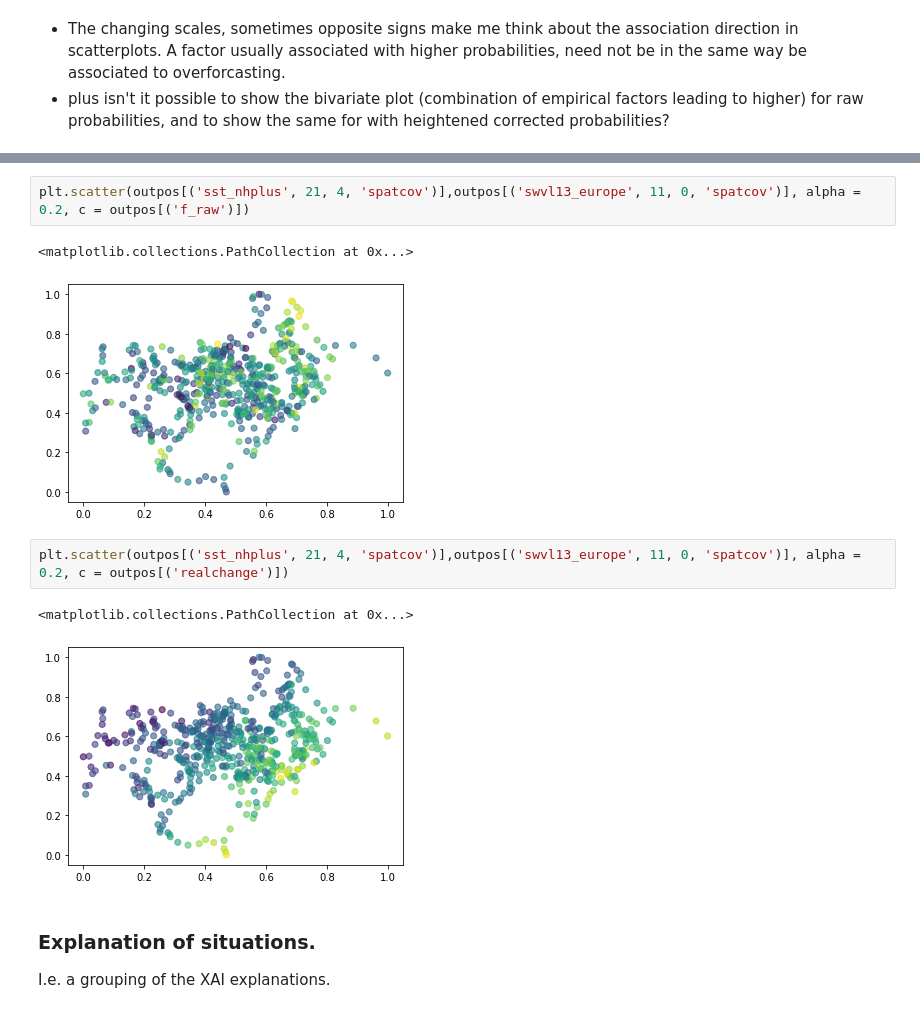
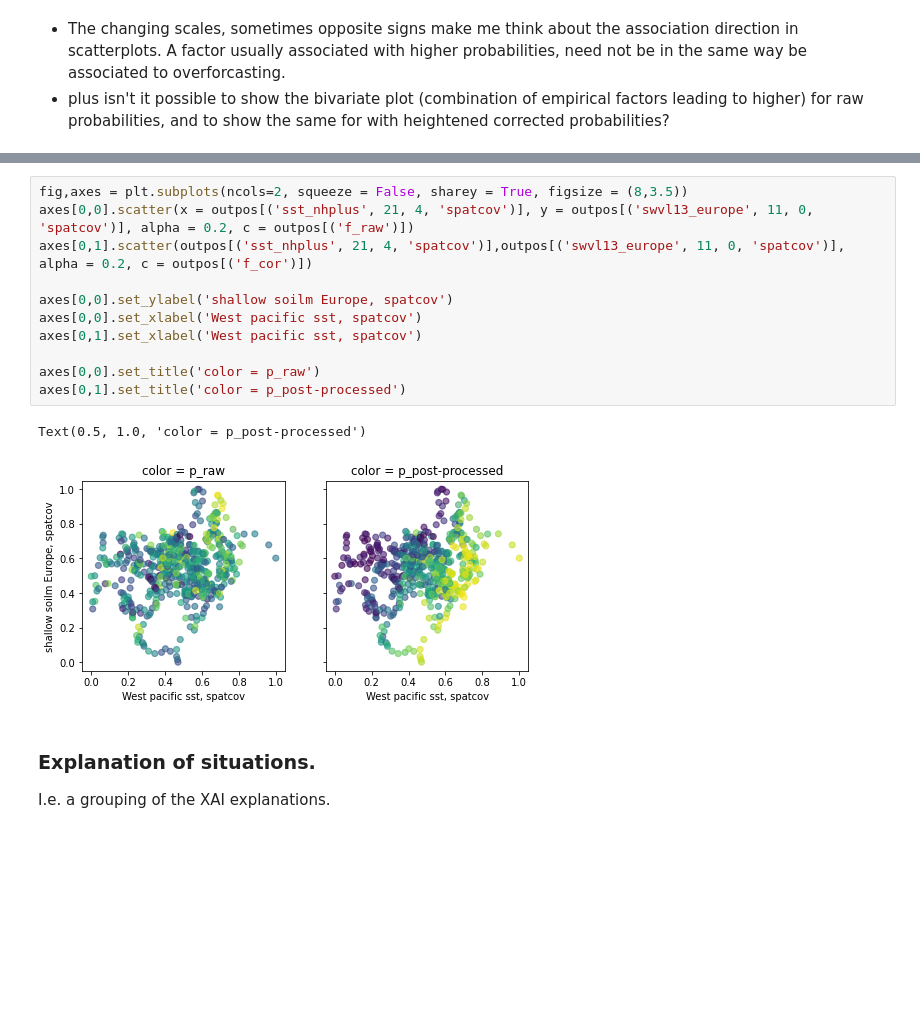
Before and after one commit to chiemvs/Hybrid, a Jupyter notebook: notebooks/model_behavior.ipynb, the cells around one changed output, grey strips where cells are left out. Saved outputs shown, nothing was run; the diff lists cells and outputs as text; blank space fills up the shorter version.

```diff
--- a/notebooks/model_behavior.ipynb
+++ b/notebooks/model_behavior.ipynb
@@ -201,13 +196,17 @@ plt.scatter(outpos[('sst_nhplus', 21, 4, 'spatcov')], outpos['f_cor'], alpha = 0
-# %%
-plt.scatter(outpos[('sst_nhplus', 21, 4, 'spatcov')],outpos[('swvl13_europe', 11, 0, 'spatcov')], alpha = 0.2, c = outpos[('f_raw')])
-# %% [output]
-<matplotlib.collections.PathCollection at 0x...>
-[figure, removed]
-# %%
-plt.scatter(outpos[('sst_nhplus', 21, 4, 'spatcov')],outpos[('swvl13_europe', 11, 0, 'spatcov')], alpha = 0.2, c = outpos[('realchange')])
-# %% [output]
-<matplotlib.collections.PathCollection at 0x...>
-[figure, removed]
+# %%
+fig,axes = plt.subplots(ncols=2, squeeze = False, sharey = True, figsize = (8,3.5))
+axes[0,0].scatter(x = outpos[('sst_nhplus', 21, 4, 'spatcov')], y = outpos[('swvl13_europe', 11, 0, 'spatcov')], alpha = 0.2, c = outpos[('f_raw')])
+axes[0,1].scatter(outpos[('sst_nhplus', 21, 4, 'spatcov')],outpos[('swvl13_europe', 11, 0, 'spatcov')], alpha = 0.2, c = outpos[('f_cor')])
+
+axes[0,0].set_ylabel('shallow soilm Europe, spatcov')
+axes[0,0].set_xlabel('West pacific sst, spatcov')
+axes[0,1].set_xlabel('West pacific sst, spatcov')
+
+axes[0,0].set_title('color = p_raw')
+axes[0,1].set_title('color = p_post-processed')
+# %% [output]
+Text(0.5, 1.0, 'color = p_post-processed')
+[figure, added]
 # %% [markdown]
 ### Explanation of situations.
 I.e. a grouping of the XAI explanations.
```
Also changed, not shown: parts of 21 cells of this notebook, 1 other file.
